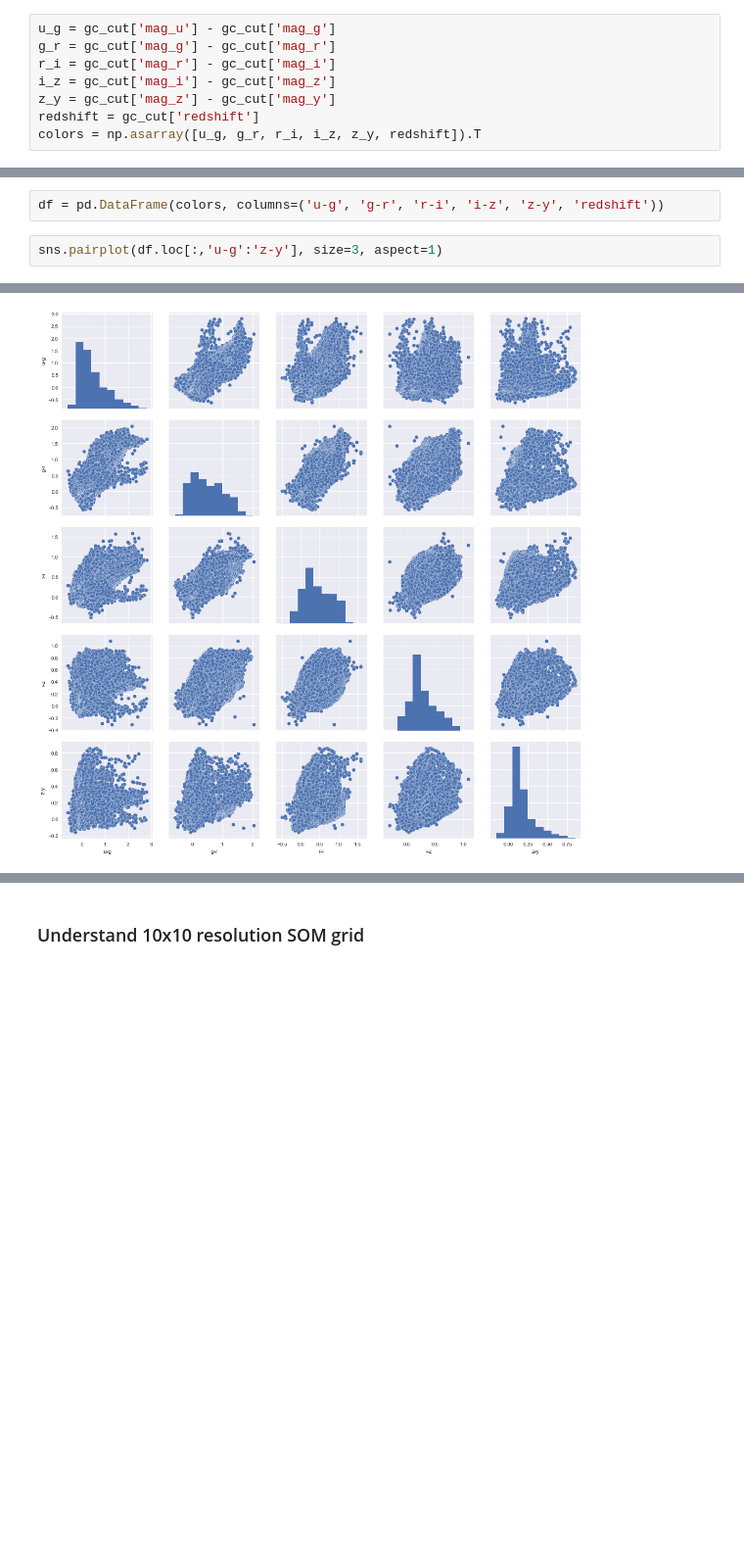
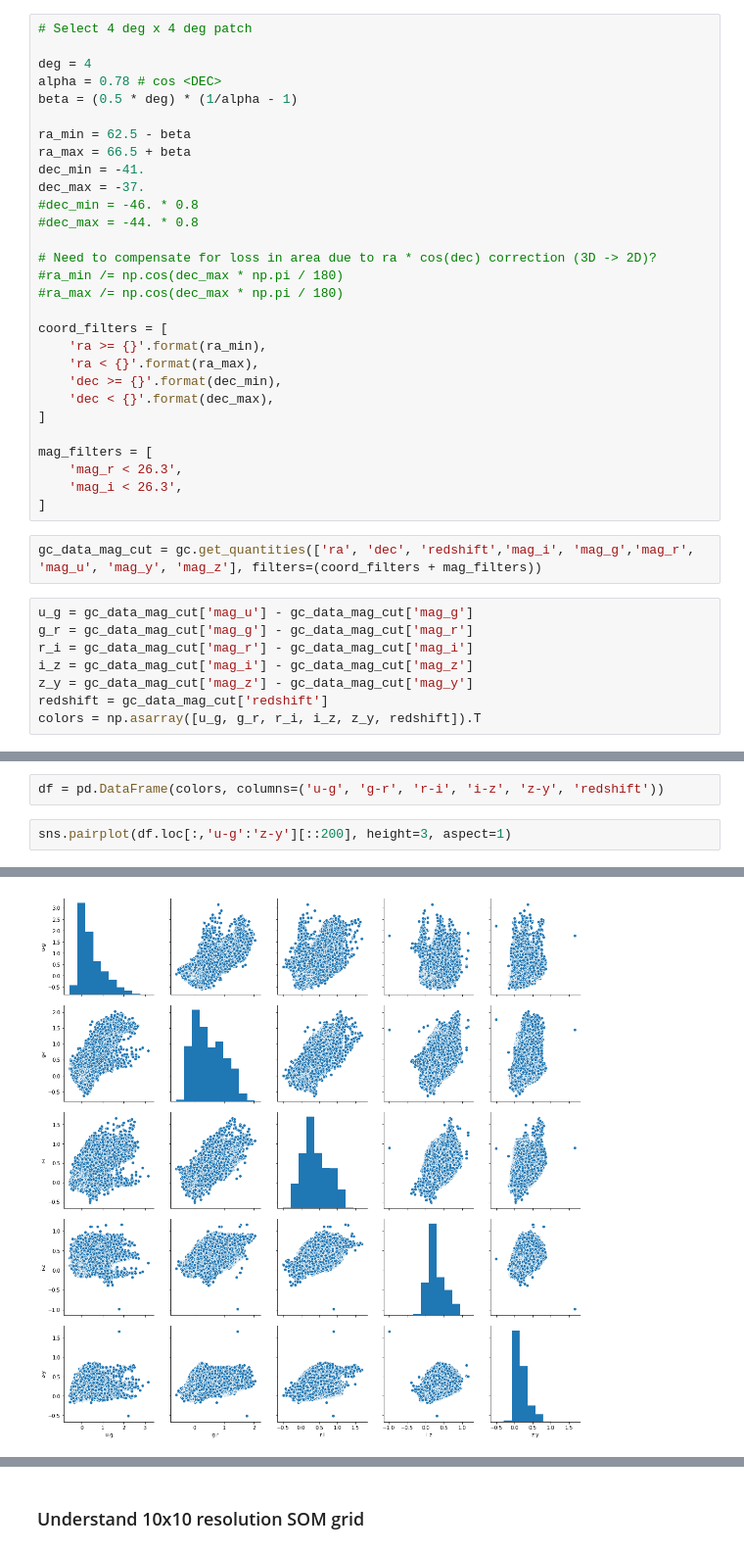
Before and after one commit to LSSTDESC/pz_bayes, a Jupyter notebook: notebooks/feature_likelihood.ipynb, the cells around one changed output, grey strips where cells are left out. Shown at 98% size. Cells and saved outputs as stored; diff of their text form; blank space fills up the shorter version.

```diff
--- a/notebooks/feature_likelihood.ipynb
+++ b/notebooks/feature_likelihood.ipynb
@@ -312,10 +242,41 @@ gc_cut = gc_ra_cut[select_dec]
+# %%
+# Select 4 deg x 4 deg patch
+
+deg = 4
+alpha = 0.78 # cos <DEC>
+beta = (0.5 * deg) * (1/alpha - 1)
+
+ra_min = 62.5 - beta
+ra_max = 66.5 + beta
+dec_min = -41.
+dec_max = -37.
+#dec_min = -46. * 0.8
+#dec_max = -44. * 0.8
+
+# Need to compensate for loss in area due to ra * cos(dec) correction (3D -> 2D)?
+#ra_min /= np.cos(dec_max * np.pi / 180)
+#ra_max /= np.cos(dec_max * np.pi / 180)
+
+coord_filters = [
+    'ra >= {}'.format(ra_min),
+    'ra < {}'.format(ra_max),
+    'dec >= {}'.format(dec_min),
+    'dec < {}'.format(dec_max),
+]
+
+mag_filters = [
+    'mag_r < 26.3',
+    'mag_i < 26.3',
+]
+# %%
+gc_data_mag_cut = gc.get_quantities(['ra', 'dec', 'redshift','mag_i', 'mag_g','mag_r', 'mag_u', 'mag_y', 'mag_z'], filters=(coord_filters + mag_filters))
 # %%
-u_g = gc_cut['mag_u'] - gc_cut['mag_g']
-g_r = gc_cut['mag_g'] - gc_cut['mag_r']
-r_i = gc_cut['mag_r'] - gc_cut['mag_i']
-i_z = gc_cut['mag_i'] - gc_cut['mag_z']
-z_y = gc_cut['mag_z'] - gc_cut['mag_y']
-redshift = gc_cut['redshift']
+u_g = gc_data_mag_cut['mag_u'] - gc_data_mag_cut['mag_g']
+g_r = gc_data_mag_cut['mag_g'] - gc_data_mag_cut['mag_r']
+r_i = gc_data_mag_cut['mag_r'] - gc_data_mag_cut['mag_i']
+i_z = gc_data_mag_cut['mag_i'] - gc_data_mag_cut['mag_z']
+z_y = gc_data_mag_cut['mag_z'] - gc_data_mag_cut['mag_y']
+redshift = gc_data_mag_cut['redshift']
 colors = np.asarray([u_g, g_r, r_i, i_z, z_y, redshift]).T
 # %% [markdown]
 #### Visualize the data as a pairplot
@@ -325,7 +286,7 @@ import pandas as pd
 # %%
 df = pd.DataFrame(colors, columns=('u-g', 'g-r', 'r-i', 'i-z', 'z-y', 'redshift'))
 # %%
-sns.pairplot(df.loc[:,'u-g':'z-y'], size=3, aspect=1)
+sns.pairplot(df.loc[:,'u-g':'z-y'][::200], height=3, aspect=1)
 # %% [output]
 <seaborn.axisgrid.PairGrid at 0x...>
-[figure, old version]
+[figure, new version]
```
Also changed, not shown: parts of 62 cells of this notebook.
